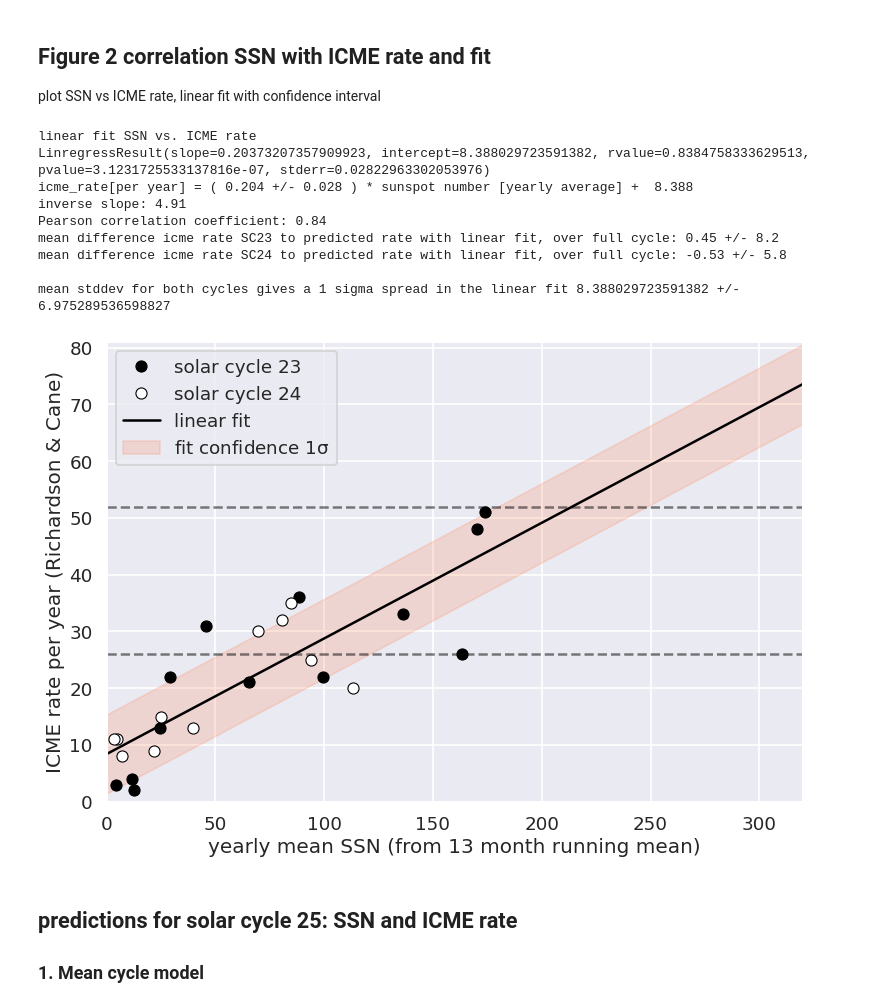
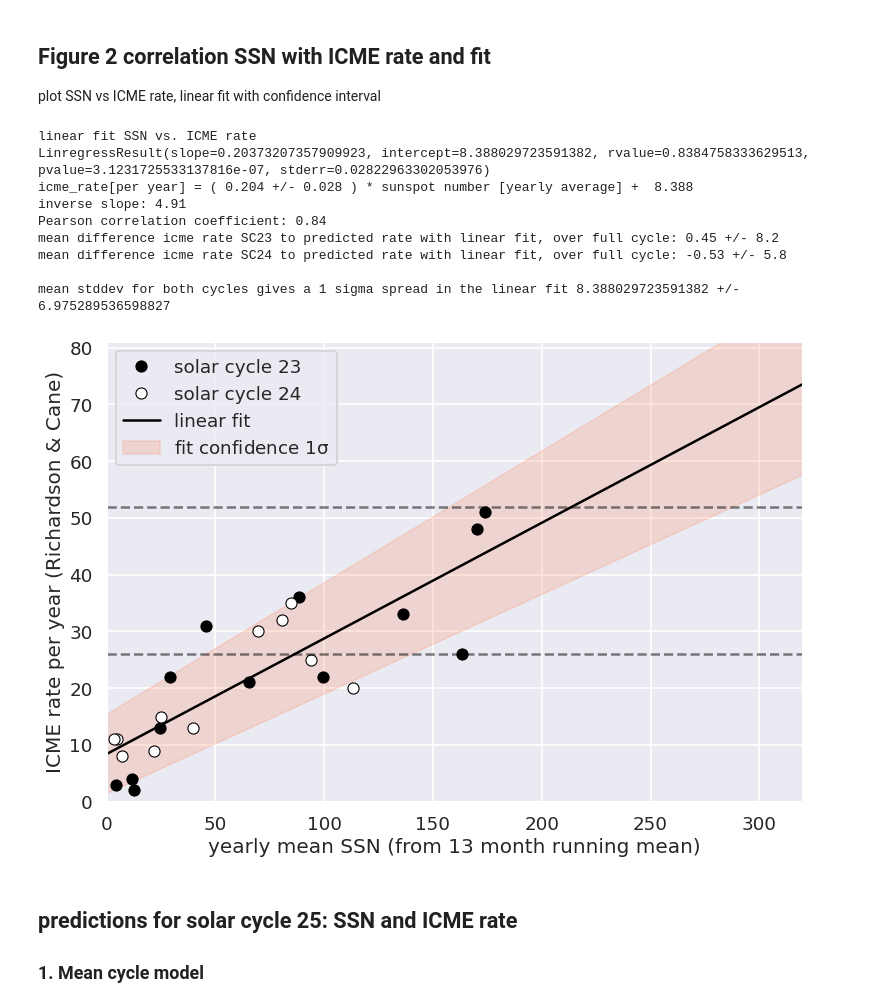
Before and after one commit to helioforecast/Papers, a Jupyter notebook: Moestl2020_PSP_rate/icme_rate.ipynb, the cells around one changed output. Saved outputs shown, nothing was run; the diff lists cells and outputs as text; code cells hidden in the pictures.

```diff
--- a/Moestl2020_PSP_rate/cme_rate.ipynb
+++ b/Moestl2020_PSP_rate/icme_rate.ipynb
@@ -1173,36 +1173,36 @@ plt.ylabel("ICME rate per year (Richardson & Cane)")
 xlinfit=np.arange(0,350)
 #1 sigma interval by using mean difference as +/- to linear fit
 
-ylinfit_1=(linfit.slope)*xlinfit+linfit.intercept+mean_stddev
-ylinfit_2=(linfit.slope)*xlinfit+linfit.intercept-mean_stddev
+ylinfit_1=(linfit.slope+linfit.stderr)*xlinfit+linfit.intercept+mean_stddev
+ylinfit_2=(linfit.slope-linfit.stderr)*xlinfit+linfit.intercept-mean_stddev
 
 
 plt.fill_between(xlinfit,ylinfit_1,ylinfit_2,alpha=0.2,color='coral',label='fit confidence 1$\mathrm{\sigma}$')
 #plt.plot(xlinfit,ylinfit_1,'--k')
 #plt.plot(xlinfit,ylinfit_2,'--k')
 
 
 
 ylinfit=linfit.slope*xlinfit+linfit.intercept
 plt.plot(xlinfit,ylinfit,'-k',label='linear fit')
 plt.plot(xlinfit,np.zeros(len(xlinfit))+52,'--k',alpha=0.5)
 plt.plot(xlinfit,np.zeros(len(xlinfit))+26,'--k',alpha=0.5)
 
 plt.legend(loc=2)
 plt.tight_layout()
 plt.savefig('results/plots_rate/fig2_rate_ssn.pdf', dpi=300)
 plt.savefig('results/plots_rate/fig2_rate_ssn', dpi=300)
 # %% [output]
 linear fit SSN vs. ICME rate
 LinregressResult(slope=0.20373207357909923, intercept=8.388029723591382, rvalue=0.8384758333629513, pvalue=3.1231725533137816e-07, stderr=0.02822963302053976)
 icme_rate[per year] = ( 0.204 +/- 0.028 ) * sunspot number [yearly average] +  8.388
 inverse slope: 4.91
 Pearson correlation coefficient: 0.84
 mean difference icme rate SC23 to predicted rate with linear fit, over full cycle: 0.45 +/- 8.2
 mean difference icme rate SC24 to predicted rate with linear fit, over full cycle: -0.53 +/- 5.8
 
 mean stddev for both cycles gives a 1 sigma spread in the linear fit 8.388029723591382 +/- 6.975289536598827
-[figure, old version]
+[figure, new version]
 # %% [markdown]
 ## predictions for solar cycle 25: SSN and ICME rate
 ### 1. Mean cycle model
```
Also changed, not shown: 4 other files.
